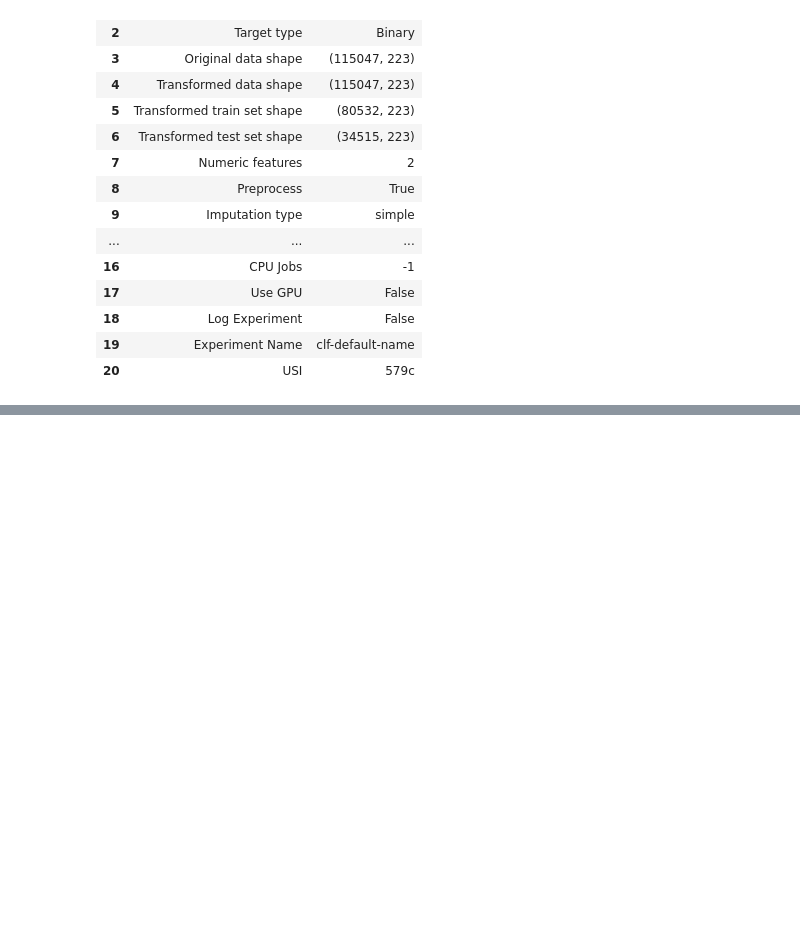
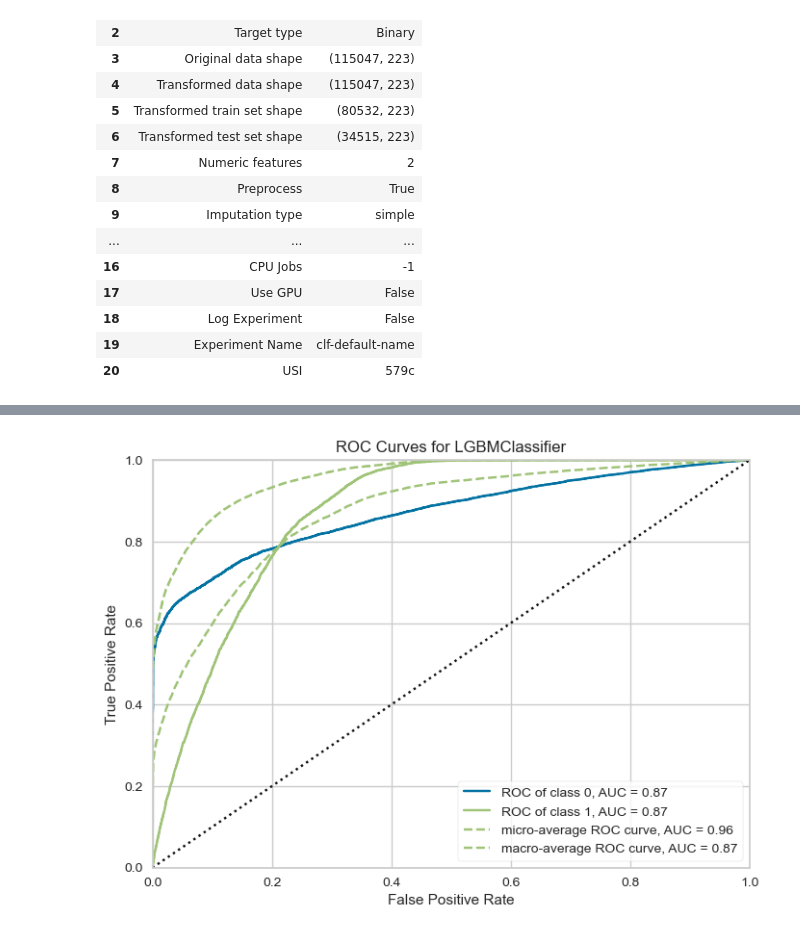
Before and after one commit to Jon9woo/insurance-cross-sell-prediction, a Jupyter notebook: jupyter/02-modeling.ipynb, the cells around one changed output, grey strips where cells are left out. Saved outputs shown, nothing was run; the diff lists cells and outputs as text; code cells hidden in the pictures; blank space fills up the shorter version.

```diff
--- a/jupyter/02-modeling.ipynb
+++ b/jupyter/02-modeling.ipynb
@@ -125,0 +151,2 @@ exp = setup(pycaretData, target='Response',numeric_features=['Age', 'Annual_Prem
+# %%
+model = create_model('lightgbm')
@@ -125,0 +191,3 @@ exp = setup(pycaretData, target='Response',numeric_features=['Age', 'Annual_Prem
+# %%
+plot_model(model)
+# %% [output]
@@ -125,0 +195 @@ exp = setup(pycaretData, target='Response',numeric_features=['Age', 'Annual_Prem
+[figure, added]
```
Also changed, not shown: parts of 4 cells of this notebook, 1 other file.
